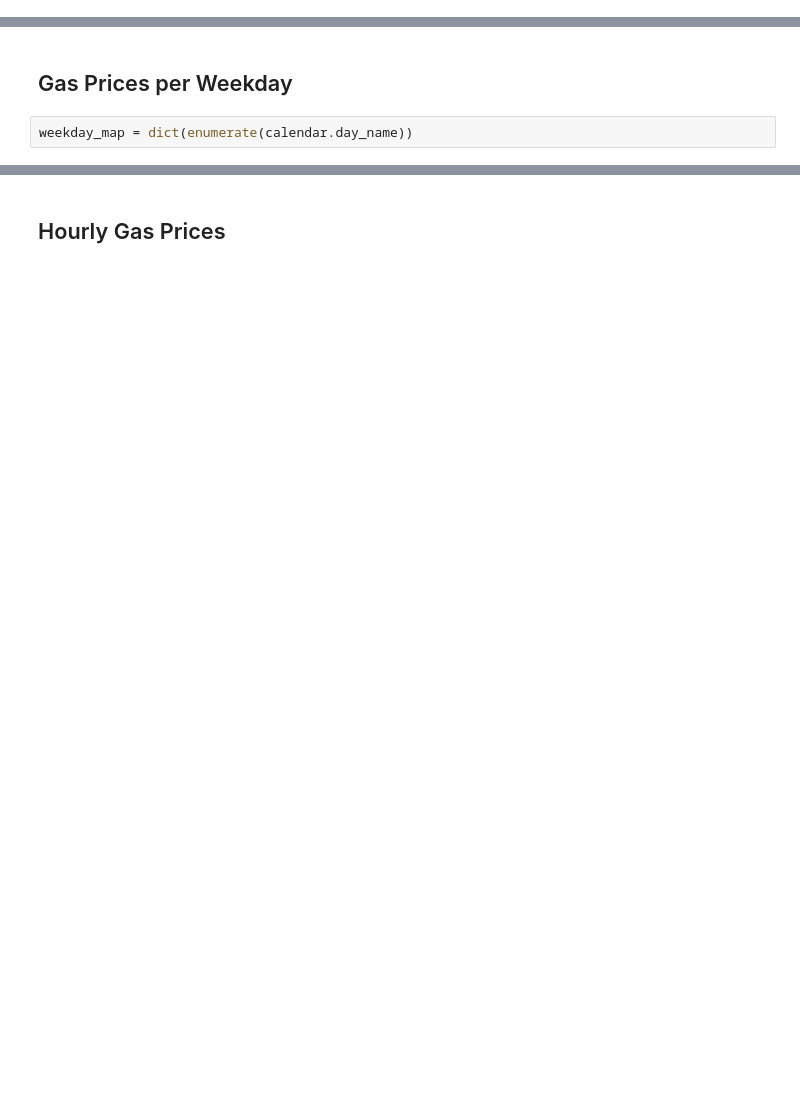
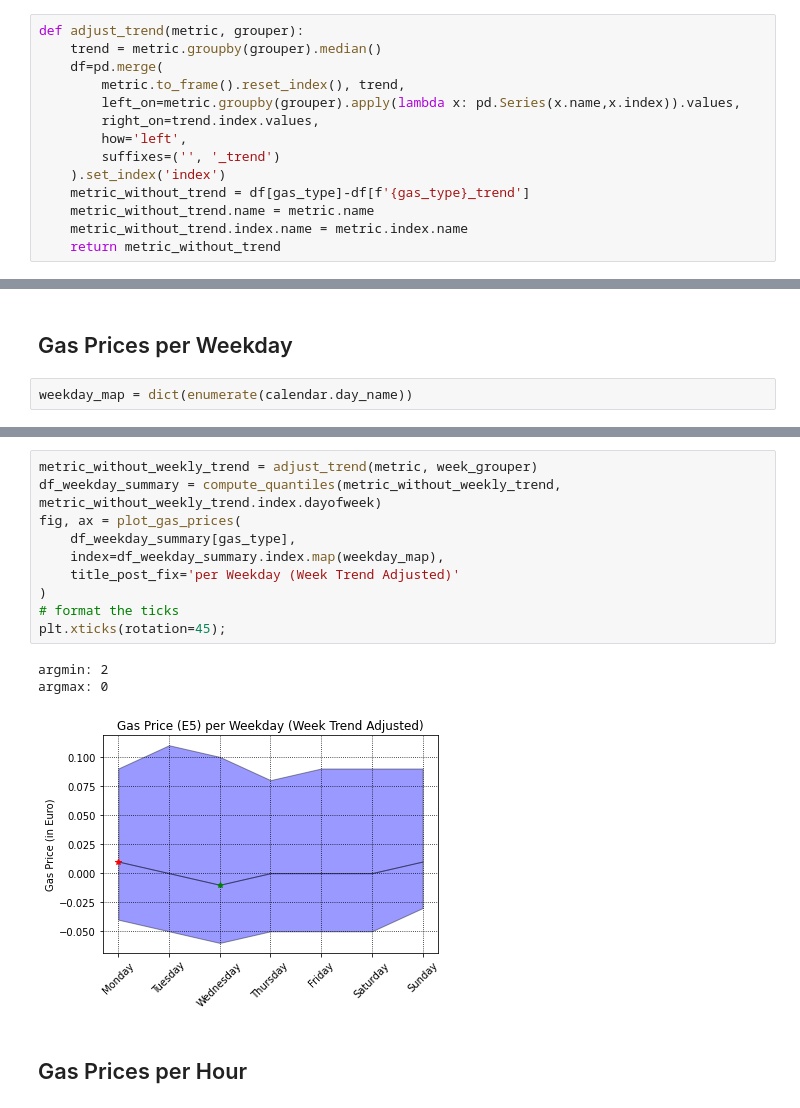
Before and after one commit to BigCrunsh/home-monitoring, a Jupyter notebook: analysis/gas_trend_analysis.ipynb, the cells around one changed output, grey strips where cells are left out. Drawn from its saved outputs; the diff is of its cells as text; blank space fills up the shorter version.

Commit message:
[Analysis] Add trend per weekday and hour

```diff
--- a/analysis/gas_trend_analysis.ipynb
+++ b/analysis/gas_trend_analysis.ipynb
@@ -55,6 +62,20 @@ def plot_gas_prices(df_quantiles, index=None, title_post_fix=''):
 def compute_quantiles(metric, grouper):
     df = metric.groupby(grouper).quantile([0.05, 0.5, 0.95])
     return df.reset_index().pivot(index='level_0', columns='level_1', values=[gas_type])
+# %%
+def adjust_trend(metric, grouper):
+    trend = metric.groupby(grouper).median()
+    df=pd.merge(
+        metric.to_frame().reset_index(), trend,
+        left_on=metric.groupby(grouper).apply(lambda x: pd.Series(x.name,x.index)).values,
+        right_on=trend.index.values,
+        how='left',
+        suffixes=('', '_trend')
+    ).set_index('index')
+    metric_without_trend = df[gas_type]-df[f'{gas_type}_trend']
+    metric_without_trend.name = metric.name
+    metric_without_trend.index.name = metric.index.name
+    return metric_without_trend
 # %% [markdown]
 ## Gas Prices per Week
 # %%
@@ -87,5 +113,19 @@ plt.xticks(rotation=45);
+# %%
+metric_without_weekly_trend = adjust_trend(metric, week_grouper)
+df_weekday_summary = compute_quantiles(metric_without_weekly_trend, metric_without_weekly_trend.index.dayofweek)
+fig, ax = plot_gas_prices(
+    df_weekday_summary[gas_type],
+    index=df_weekday_summary.index.map(weekday_map),
+    title_post_fix='per Weekday (Week Trend Adjusted)'
+)
+# format the ticks
+plt.xticks(rotation=45);
+# %% [output]
+argmin: 2
+argmax: 0
+[figure, added]
 # %% [markdown]
-## Hourly Gas Prices
+## Gas Prices per Hour
 # %%
 df_hour_summary = compute_quantiles(metric, metric.index.hour)
 
```
Also changed, not shown: parts of 14 cells of this notebook.
